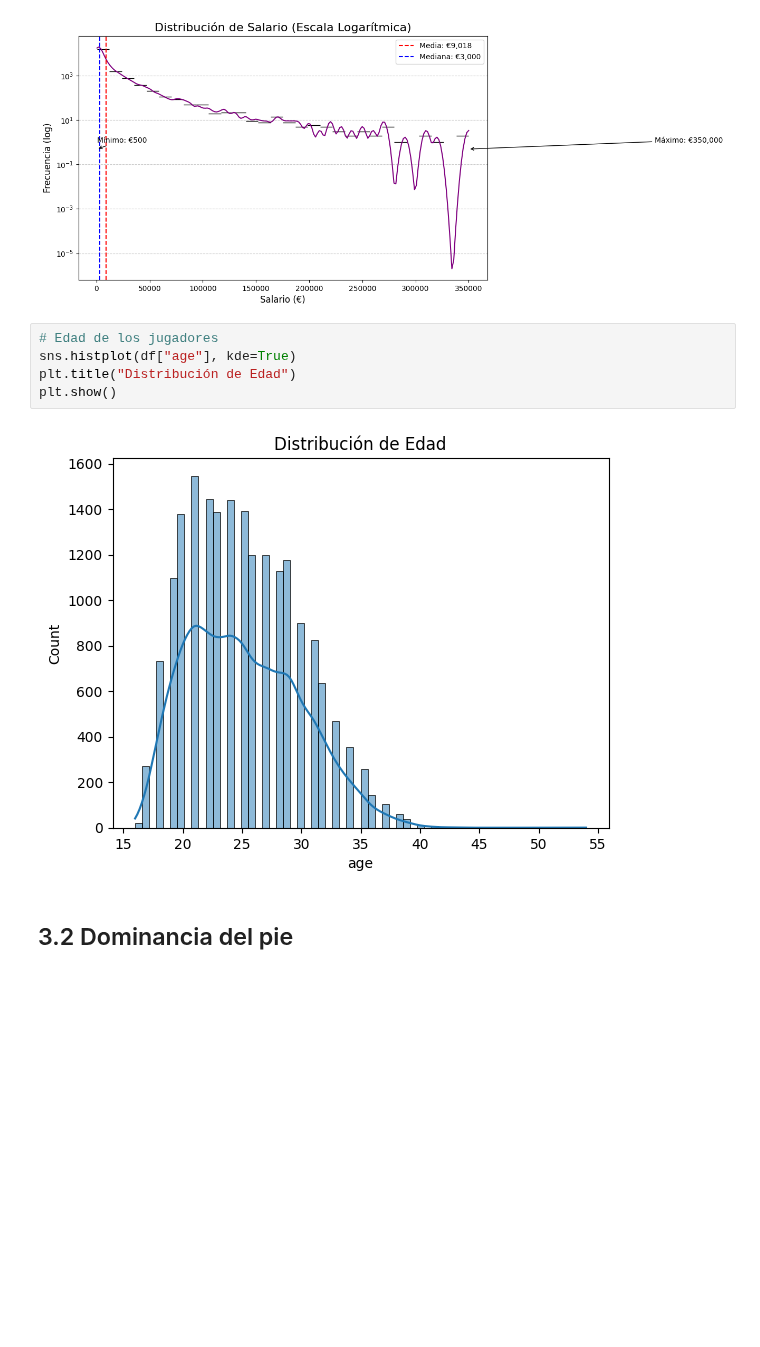
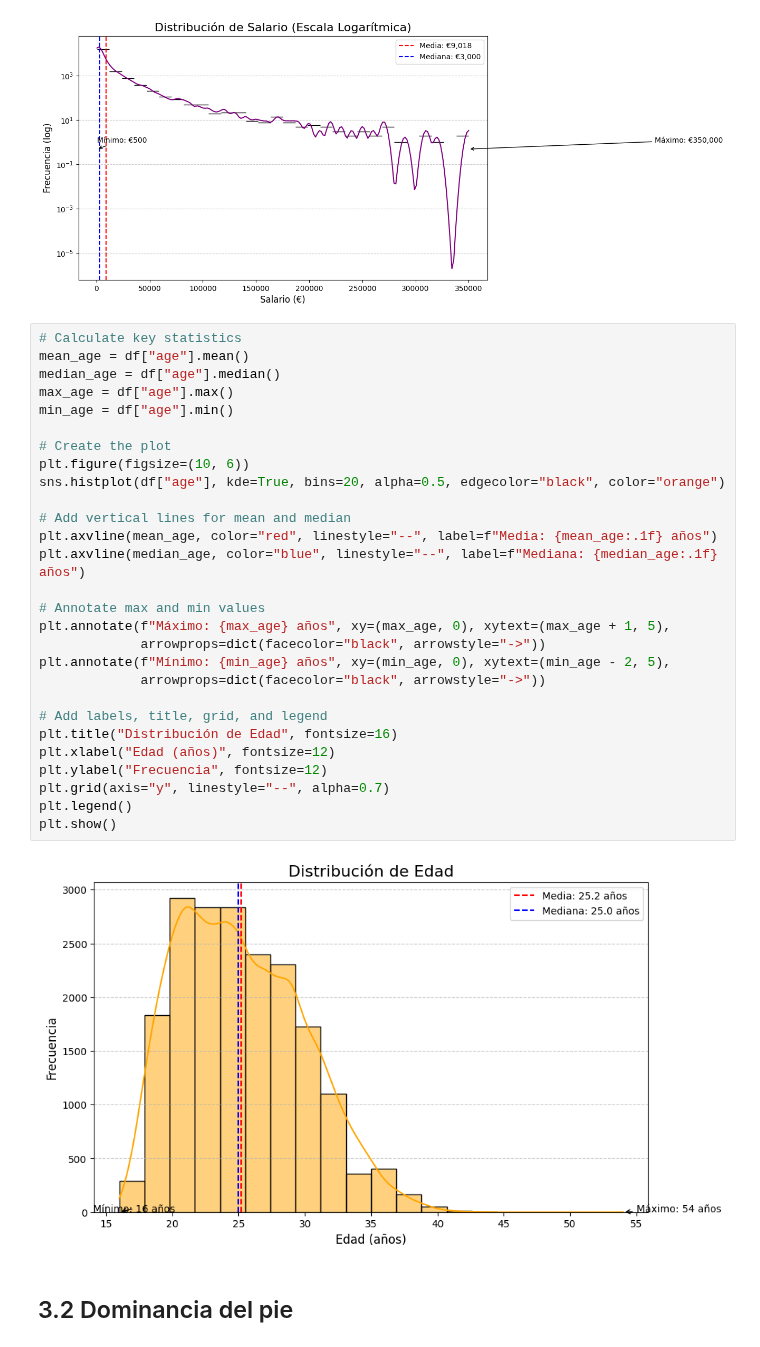
Before and after one commit to julihocc/202511-tec-3d, a Jupyter notebook: fifa22-eda.ipynb, the cells around one changed output. Cells and saved outputs as stored; diff of their text form; blank space fills up the shorter version.

```diff
--- a/fifa22-eda.ipynb
+++ b/fifa22-eda.ipynb
@@ -185,12 +185,35 @@ plt.show()
 # %% [output]
 [figure]
 # %%
-# Edad de los jugadores
-sns.histplot(df["age"], kde=True)
-plt.title("Distribución de Edad")
+# Calculate key statistics
+mean_age = df["age"].mean()
+median_age = df["age"].median()
+max_age = df["age"].max()
+min_age = df["age"].min()
+
+# Create the plot
+plt.figure(figsize=(10, 6))
+sns.histplot(df["age"], kde=True, bins=20, alpha=0.5, edgecolor="black", color="orange")
+
+# Add vertical lines for mean and median
+plt.axvline(mean_age, color="red", linestyle="--", label=f"Media: {mean_age:.1f} años")
+plt.axvline(median_age, color="blue", linestyle="--", label=f"Mediana: {median_age:.1f} años")
+
+# Annotate max and min values
+plt.annotate(f"Máximo: {max_age} años", xy=(max_age, 0), xytext=(max_age + 1, 5),
+             arrowprops=dict(facecolor="black", arrowstyle="->"))
+plt.annotate(f"Mínimo: {min_age} años", xy=(min_age, 0), xytext=(min_age - 2, 5),
+             arrowprops=dict(facecolor="black", arrowstyle="->"))
+
+# Add labels, title, grid, and legend
+plt.title("Distribución de Edad", fontsize=16)
+plt.xlabel("Edad (años)", fontsize=12)
+plt.ylabel("Frecuencia", fontsize=12)
+plt.grid(axis="y", linestyle="--", alpha=0.7)
+plt.legend()
 plt.show()
 # %% [output]
-[figure, old version]
+[figure, new version]
 # %% [markdown]
 ## 3.2 Dominancia del pie
 # %%
```
